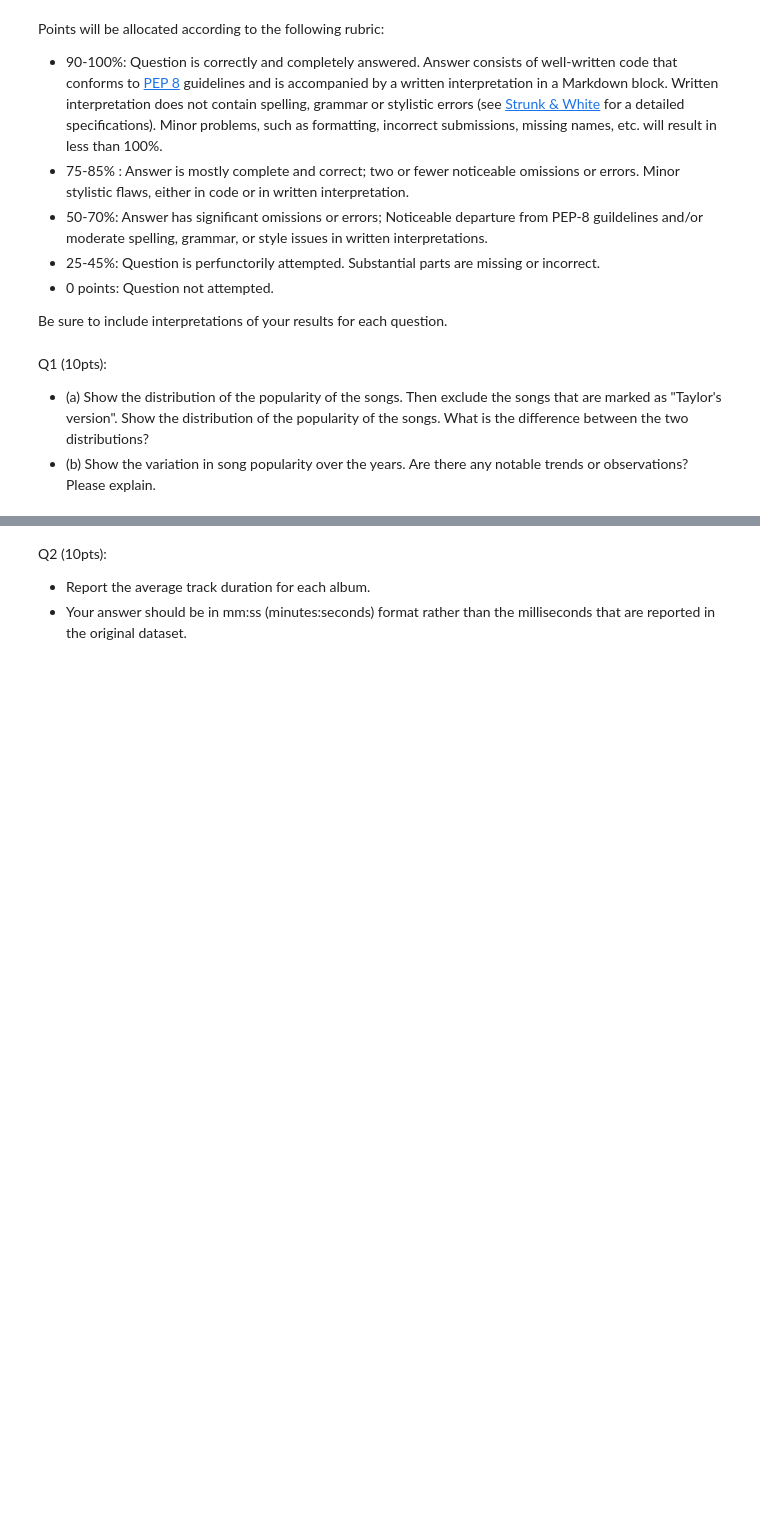
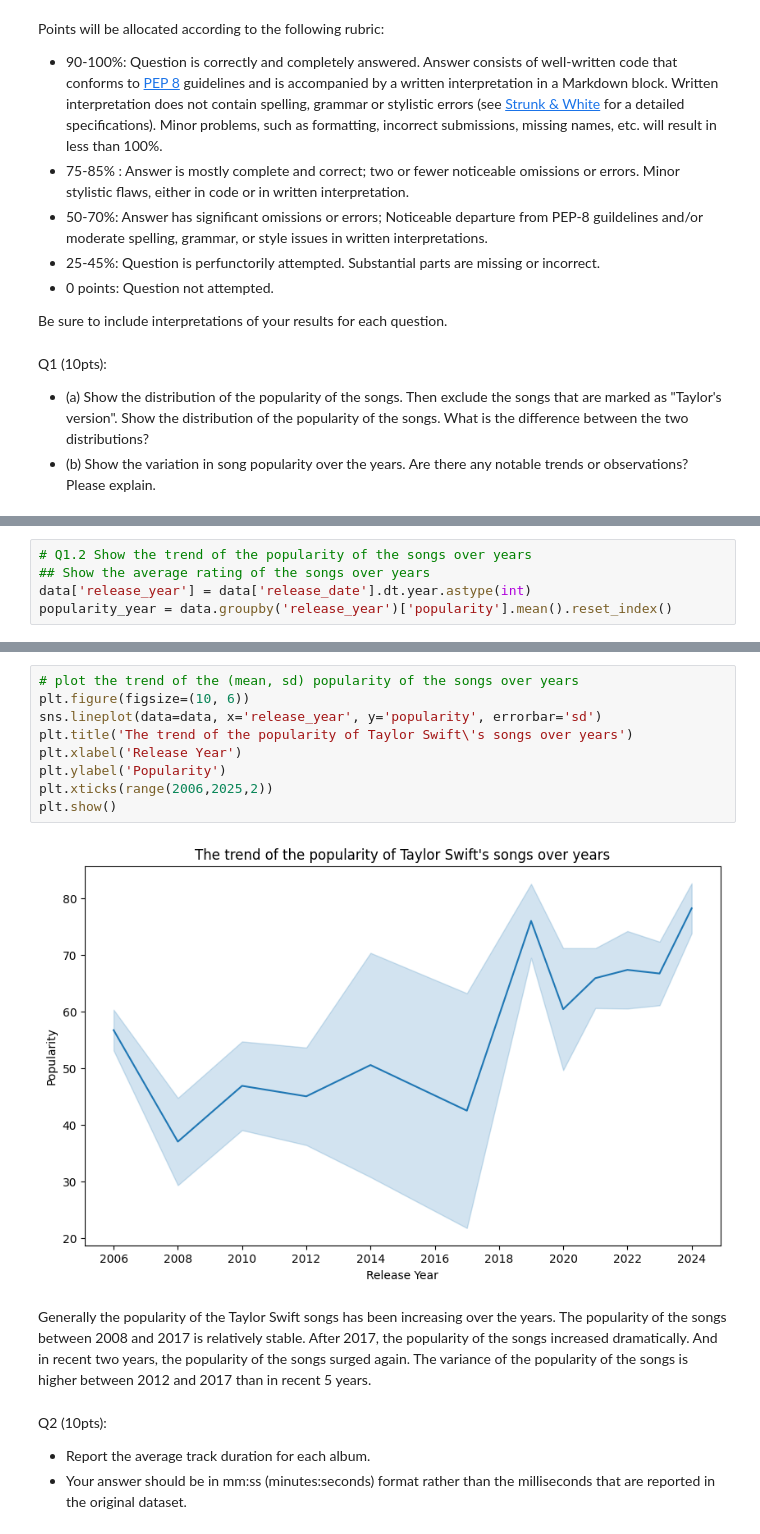
Before and after one commit to NakaFrozn/SI618, a Jupyter notebook: Assignments/SI_618_Homework_04.ipynb, the cells around one changed output, grey strips where cells are left out. Saved outputs shown, nothing was run; the diff lists cells and outputs as text; blank space fills up the shorter version.

```diff
--- a/Assignments/SI_618_Homework_04.ipynb
+++ b/Assignments/SI_618_Homework_04.ipynb
@@ -66,0 +141,5 @@ Q1 (10pts):
+# %%
+# Q1.2 Show the trend of the popularity of the songs over years
+## Show the average rating of the songs over years
+data['release_year'] = data['release_date'].dt.year.astype(int)
+popularity_year = data.groupby('release_year')['popularity'].mean().reset_index()
@@ -67,3 +150,16 @@ Q1 (10pts):
+# %%
+# plot the trend of the (mean, sd) popularity of the songs over years
+plt.figure(figsize=(10, 6))
+sns.lineplot(data=data, x='release_year', y='popularity', errorbar='sd')
+plt.title('The trend of the popularity of Taylor Swift\'s songs over years')
+plt.xlabel('Release Year')
+plt.ylabel('Popularity')
+plt.xticks(range(2006,2025,2))
+plt.show()
+# %% [output]
+[figure, added]
+# %% [markdown]
+Generally the popularity of the Taylor Swift songs has been increasing over the years. The popularity of the songs between 2008 and 2017 is relatively stable. After 2017, the popularity of the songs increased dramatically. And in recent two years, the popularity of the songs surged again. The variance of the popularity of the songs is higher between 2012 and 2017 than in recent 5 years.
 # %% [markdown]
 Q2 (10pts):
 * Report the average track duration for each album.
```
Also changed, not shown: parts of 27 cells of this notebook.
